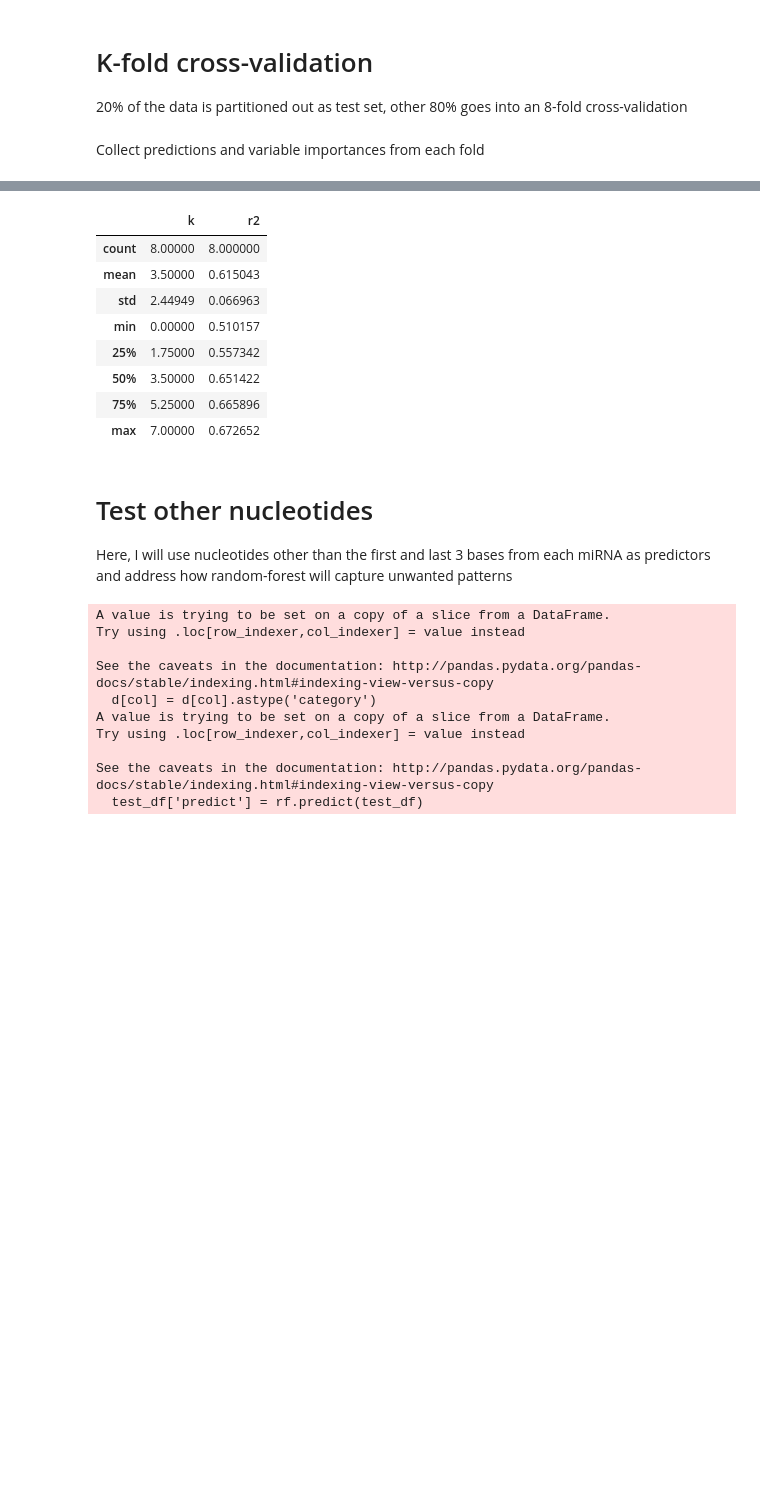
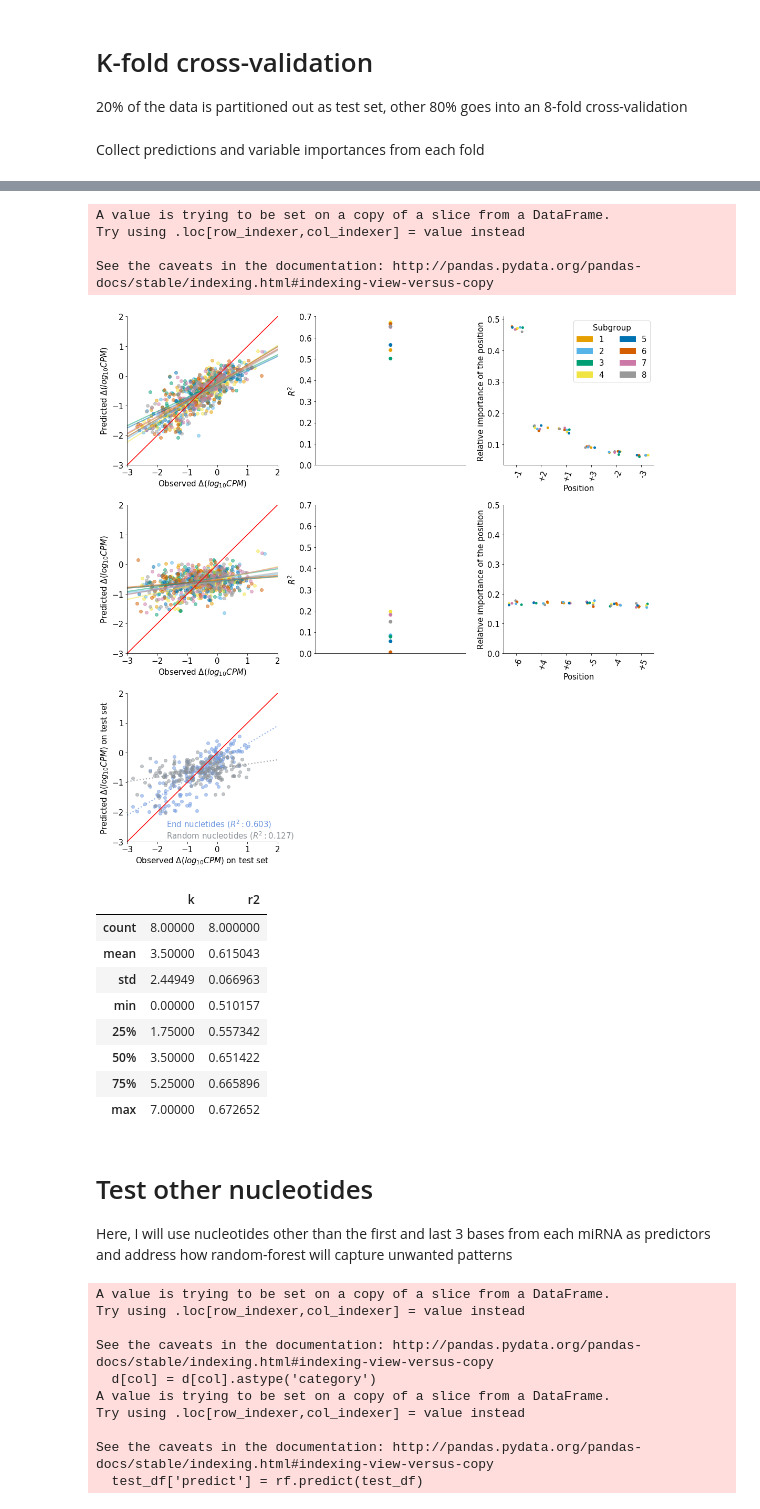
Before and after one commit to wckdouglas/tgirt_smRNA, a Jupyter notebook: scripts/RF_correction.ipynb, the cells around one changed output, grey strips where cells are left out. Cells and saved outputs as stored; diff of their text form; code cells hidden in the pictures; blank space fills up the shorter version.

```diff
--- a/scripts/RF_correction.ipynb
+++ b/scripts/RF_correction.ipynb
@@ -42,3 +47,15 @@ df.head()
 | 2 | NTT | EBV-1-2-star | 2508 | A | A | A | A | G | C | 73.473300 | ... |
 | 3 | NTT | EBV-1-3 | 3964 | T | A | A | A | C | A | 116.127656 | ... |
 | 4 | NTT | EBV-1-3P | 3684 | T | A | G | G | T | C | 107.924895 | ... |
+# %%
+control_df = pd.read_csv('../data/miR_count.csv') \
+    .groupby(["prep","seq_id"], as_index=False) \
+    .agg({'seq_count':'sum'})\
+    .merge(get_seq_base(shuffle = [3,4,5,-6,-5,-4]))\
+    .assign(cpm = lambda d: d.groupby('prep').seq_count.transform(count_to_cpm))\
+    .assign(expected_cpm = lambda d: 1e6 / 962) \
+    .assign(Y = lambda d: np.log10(d['cpm']) - np.log10(d['expected_cpm']))  \
+    .query('prep == "NTT"')\
+    .reset_index() \
+    .drop('index', axis=1)
+control_df.head()
@@ -58,3 +82,7 @@ See the caveats in the documentation: http://pandas.pydata.org/pandas-docs/stabl
 | 2 | A | A | A | A | G | C | -1.150695 |
 | 3 | T | A | A | A | C | A | -0.951889 |
 | 4 | T | A | G | G | T | C | -0.983703 |
+# %%
+control_model_df = control_df.filter(regex = 'head|tail|Y') \
+    .pipe(train_to_cat)
+control_model_df.head()
@@ -64,5 +104,6 @@ See the caveats in the documentation: http://pandas.pydata.org/pandas-docs/stabl
 20% of the data is partitioned out as test set, other 80% goes into an 8-fold cross-validation
 # %%
 train_df, test_df = train_test_split(model_df, test_size=0.2, random_state=123)
+control_train_df, control_test_df = train_test_split(control_model_df, test_size=0.2, random_state=123)
 # %% [markdown]
 Collect predictions and variable importances from each fold
@@ -212,3 +110,52 @@ See the caveats in the documentation: http://pandas.pydata.org/pandas-docs/stabl
+# %%
+res_df, var_df, test_df = k_fold_cv(train_df, test_df)
+control_res_df, control_var_df, control_test_df = k_fold_cv(control_train_df, control_test_df)
+# %% [output]
+A value is trying to be set on a copy of a slice from a DataFrame.
+Try using .loc[row_indexer,col_indexer] = value instead
+
+See the caveats in the documentation: http://pandas.pydata.org/pandas-docs/stable/indexing.html#indexing-view-versus-copy
+# %%
+ce = color_encoder()
+ce.fit(res_df.k+1)
+
+fig = plt.figure(figsize=(15,15))
+# linear plot
+ax = fig.add_subplot(331)
+plot_kfold_reg(res_df, ax = ax, ce=ce)
+ax = fig.add_subplot(334)
+plot_kfold_reg(control_res_df, ax = ax, ce=ce)
+
+#R2 plot
+ax = fig.add_subplot(332)
+plot_R2(res_df, ax=ax, ce=ce)
+ax.set_ylim(0,0.7)
+ax = fig.add_subplot(335)
+plot_R2(control_res_df, ax=ax, ce=ce)
+ax.set_ylim(0,0.7)
+
+# var plot
+ax = fig.add_subplot(333)
+plot_var(var_df, ax=ax, ce=ce, inner=False)
+ax = fig.add_subplot(336)
+ax.set_ylim(0,0.5)
+plot_var(control_var_df, ax=ax, ce=ce, inner=True)
+ax.legend().set_visible(False)
+ax.set_ylim(0,0.5)
+
+# plot test
+ax = fig.add_subplot(337)
+plot_test(test_df, control_test_df, ax = ax)
+
+sns.despine()
+fig.tight_layout()
+figurename = figure_path + '/rf_cv.pdf'
+fig.savefig(figurename, bbox_inches='tight')
+
+figurename = figure_path + '/rf_cv.eps'
+fig.savefig(figurename, bbox_inches='tight')
+# %% [output]
+[figure, added]
 # %%
 r2_df.describe()
 # %% [output]
```
Also changed, not shown: parts of 5 cells of this notebook, 1 other file.
